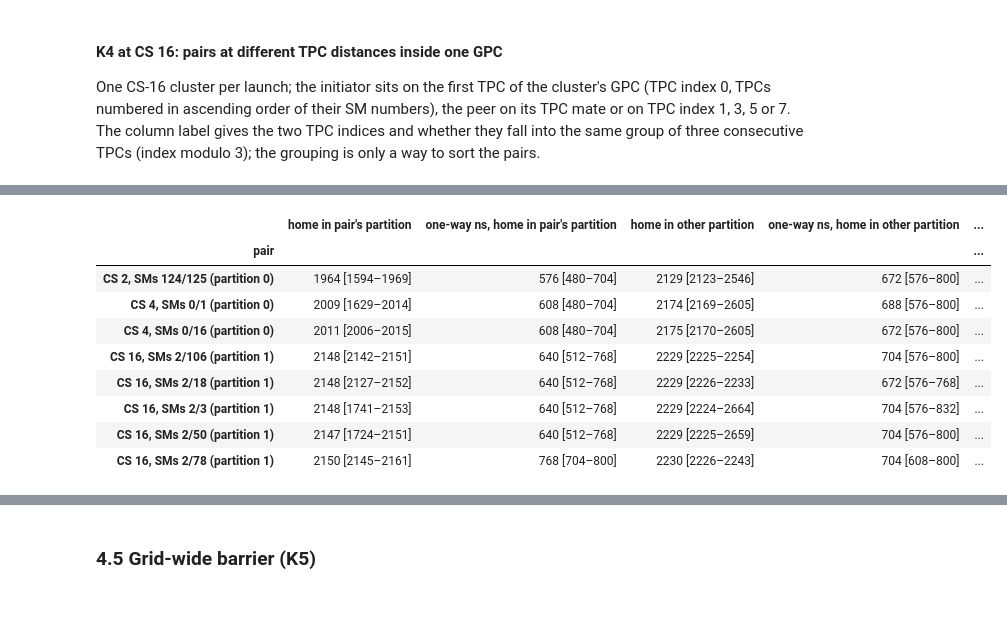
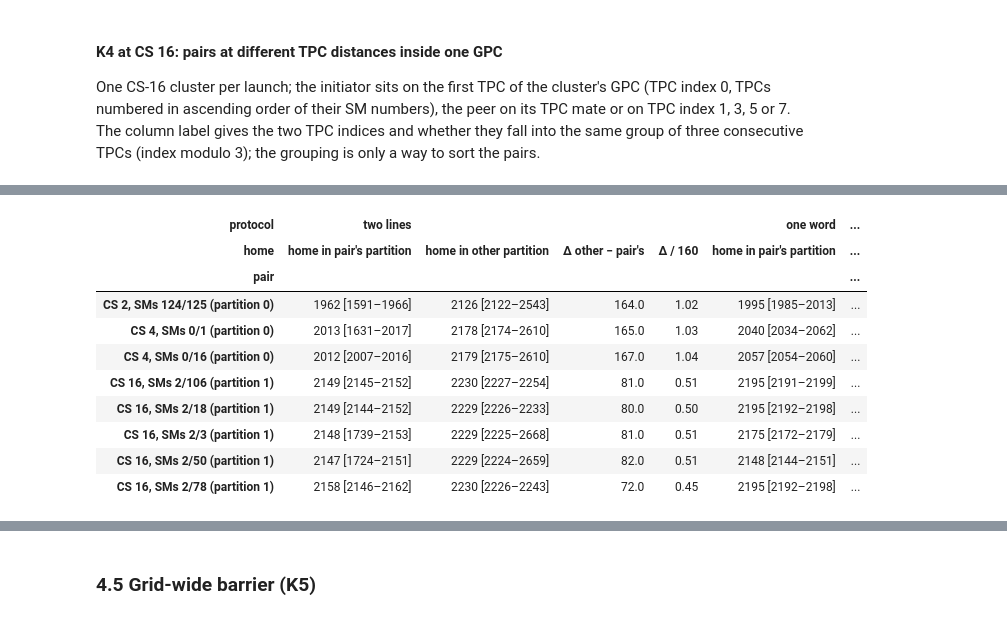
Before and after one commit to lomolisso/h100-microbench, a Jupyter notebook: experiments/07__synchronization_primitives/07__synchronization_primitives.ipynb, the cells around one changed output, grey strips where cells are left out. Drawn from its saved outputs; the diff is of its cells as text; code cells hidden in the pictures.

```diff
--- a/experiments/07__synchronization_primitives/07__synchronization_primitives.ipynb
+++ b/experiments/07__synchronization_primitives/07__synchronization_primitives.ipynb
@@ -732,44 +737,65 @@ The home partition of each global-flag line is measured in the same run, right b
 # %%
-# Global-flag round trips binned by where the flag line's measured home lies relative to the pair (labelled runs only)
+# Global-flag round trips binned by where the flag line's measured home lies relative to the pair (labelled runs only).
+# Two protocols: gmem_flag = two lines of one page (one per direction), gmem_flag1 = one word written by both ranks.
 FAR_EXTRA = 160  # cycles: a far first read costs ≈ 160 more than a near one on this device
 INVALID_HOME_RUNS = {"2026-10-25T04:54:49.222+00:00", "2026-10-25T04:54:51.276+00:00"}  # probe wrote partial lines
+REPEAT_RUNS = ["2026-10-25T04:55:41.581+00:00", "2026-10-25T04:55:43.768+00:00"]  # earlier valid labels, two lines only
+PROTO = {"gmem_flag_release_acquire": "two lines", "gmem_flag1_release_acquire": "one word"}
+
+
+def gflag_rows(q):
+    q = q[q.primitive.astype(str).isin(PROTO) & q.variant.astype(str).str.contains("_home")].copy()
+    q["home"] = k4_method(q, SMAP.partition).str.extract(r"\((.*)\)")[0]
+    q["protocol"] = q.primitive.astype(str).map(PROTO)
+    q["pair"] = ("CS " + q.cs.astype(str) + ", SMs " + q.smid_src.astype(str) + "/" + q.smid_dst.astype(str)
+                 + " (partition " + q.smid_src.map(SMAP.partition).astype(int).astype(str) + ")")
+    return q
+
+
 parts, used = [], []
 for k in ["k4", "k4cs16"]:
     try:
         q, r = load_prop(k, QUICK)
     except SystemExit:
         continue
-    q = q[(q.primitive == "gmem_flag_release_acquire") & q.variant.astype(str).str.contains("_home")]
-    if q.empty:
-        continue
     if r in INVALID_HOME_RUNS:
         continue
-    used.append(r)
-    q = q.assign(method=k4_method(q, SMAP.partition),
-                 pair=("CS " + q.cs.astype(str) + ", SMs " + q.smid_src.astype(str) + "/" + q.smid_dst.astype(str)
-                       + " (partition " + q.smid_src.map(SMAP.partition).astype(int).astype(str) + ")"))
-    parts.append(q)
+    q = gflag_rows(q)
+    if not q.empty:
+        parts.append(q)
+        used.append(r)
 if not parts:
     display(Markdown("*Pending: no run with in-run home labels of the global flag yet.*"))
 else:
     gf = pd.concat(parts, ignore_index=True)
-    gf["home"] = gf.method.str.extract(r"\((.*)\)")[0]
-    tg = table(gf, ["pair", "home"], "round_trip_cycles")
-    tw = table(gf, ["pair", "home"], "one_way_ns")
-    pv = tg.pivot_table(index="pair", columns="home", values="median [p5–p95]", aggfunc="first")
-    med = tg.pivot_table(index="pair", columns="home", values="median", aggfunc="first")
-    pvw = tw.pivot_table(index="pair", columns="home", values="median [p5–p95]", aggfunc="first")
-    pvw.columns = [f"one-way ns, {c}" for c in pvw.columns]
-    out = pv.join(pvw)
-    if {"home in pair's partition", "home in other partition"} <= set(med.columns):
-        d = med["home in other partition"] - med["home in pair's partition"]
-        out["Δ round trip (cycles)"] = d.round(0)
-        out[f"Δ / {FAR_EXTRA}"] = (d / FAR_EXTRA).round(2)
-    display(Markdown(f"**Global flag (`st.release.gpu` / `ld.acquire.gpu`), round trip (cycles, median [p5–p95]) by the "
-                     f"measured home of the flag line; runs {', '.join(used)}.** Δ = other partition − pair's partition; "
-                     f"Δ / {FAR_EXTRA} expresses it in units of the extra cost of one far first read."))
-    cols = [c for h in ["home in pair's partition", "home in other partition"] for c in out.columns if c.endswith(h)]
-    out = out[cols + [c for c in out.columns if c not in cols]]
-    out = out.loc[sorted(out.index, key=lambda x: (int(x.split(",")[0][3:]), x))]
-    display(out)
+    by = ["pair", "protocol", "home"]
+    tg, tw = table(gf, by, "round_trip_cycles"), table(gf, by, "one_way_ns")
+    tg["one-way ns"] = tw["median [p5–p95]"]
+    HOMES = ["home in pair's partition", "home in other partition"]
+    pv = tg.pivot_table(index="pair", columns=["protocol", "home"], values="median [p5–p95]", aggfunc="first")
+    med = tg.pivot_table(index="pair", columns=["protocol", "home"], values="median", aggfunc="first")
+    for pr in ["two lines", "one word"]:
+        if all((pr, h) in med.columns for h in HOMES):
+            pv[(pr, "Δ other − pair's")] = (med[(pr, HOMES[1])] - med[(pr, HOMES[0])]).round(0)
+            pv[(pr, f"Δ / {FAR_EXTRA}")] = (pv[(pr, "Δ other − pair's")] / FAR_EXTRA).round(2)
+    cols = [(pr, c) for pr in ["two lines", "one word"] for c in HOMES + ["Δ other − pair's", f"Δ / {FAR_EXTRA}"]
+            if (pr, c) in pv.columns]
+    pv = pv[cols].loc[sorted(pv.index, key=lambda x: (int(x.split(",")[0][3:]), x))]
+    display(Markdown(f"**Global flag (`st.release.gpu` / `ld.acquire.gpu`), round trip in cycles (median [p5–p95]) by "
+                     f"protocol and by the measured home of the flag line; runs {', '.join(used)}.** Δ / {FAR_EXTRA} "
+                     "expresses the difference in units of the extra cost of one far first read."))
+    display(pv)
+    if all(("one word", h) in med.columns and ("two lines", h) in med.columns for h in HOMES):
+        dd = pd.concat([med[("one word", h)] - med[("two lines", h)] for h in HOMES], axis=1)
+        display(Markdown("One word minus two lines (cycles, home in pair's / other partition): " + "; ".join(
+            f"{i.split(' (')[0]} {a:+.0f} / {b:+.0f}" for i, (a, b) in dd.loc[pv.index].iterrows()) + "."))
+    # Repeat: the earlier valid labelled runs (two-line protocol only)
+    rep_ = [gflag_rows(read_run("07__sync__propagation.csv", r, cats=("run_id", "primitive", "variant"))) for r in REPEAT_RUNS]
+    rep_ = pd.concat(rep_, ignore_index=True)
+    if not rep_.empty:
+        a = table(rep_, by, "round_trip_cycles").set_index(by)["median"]
+        b = tg[tg.protocol == "two lines"].set_index(by)["median"]
+        j = pd.concat([a.rename("repeat"), b.rename("latest")], axis=1).dropna()
+        display(Markdown(f"Repeat (runs {', '.join(REPEAT_RUNS)}, two lines only): the {len(j)} medians differ from the "
+                         f"runs above by at most {(j.repeat - j.latest).abs().max():.0f} cycles."))
 # %% [output]
@@ -777,10 +803,11 @@ else:
-|  | home in pair's partition | one-way ns, home in pair's partition | home in other partition | one-way ns, home in other partition | ... |
-| pair |  |  |  |  | ... |
-| CS 2, SMs 124/125 (partition 0) | 1964 [1594–1969] | 576 [480–704] | 2129 [2123–2546] | 672 [576–800] | ... |
-| CS 4, SMs 0/1 (partition 0) | 2009 [1629–2014] | 608 [480–704] | 2174 [2169–2605] | 688 [576–800] | ... |
-| CS 4, SMs 0/16 (partition 0) | 2011 [2006–2015] | 608 [480–704] | 2175 [2170–2605] | 672 [576–800] | ... |
-| CS 16, SMs 2/106 (partition 1) | 2148 [2142–2151] | 640 [512–768] | 2229 [2225–2254] | 704 [576–800] | ... |
-| CS 16, SMs 2/18 (partition 1) | 2148 [2127–2152] | 640 [512–768] | 2229 [2226–2233] | 672 [576–768] | ... |
-| CS 16, SMs 2/3 (partition 1) | 2148 [1741–2153] | 640 [512–768] | 2229 [2224–2664] | 704 [576–832] | ... |
-| CS 16, SMs 2/50 (partition 1) | 2147 [1724–2151] | 640 [512–768] | 2229 [2225–2659] | 704 [576–800] | ... |
-| CS 16, SMs 2/78 (partition 1) | 2150 [2145–2161] | 768 [704–800] | 2230 [2226–2243] | 704 [608–800] | ... |
+| protocol | two lines |  |  |  | one word | ... |
+| home | home in pair's partition | home in other partition | Δ other − pair's | Δ / 160 | home in pair's partition | ... |
+| pair |  |  |  |  |  | ... |
+| CS 2, SMs 124/125 (partition 0) | 1962 [1591–1966] | 2126 [2122–2543] | 164.0 | 1.02 | 1995 [1985–2013] | ... |
+| CS 4, SMs 0/1 (partition 0) | 2013 [1631–2017] | 2178 [2174–2610] | 165.0 | 1.03 | 2040 [2034–2062] | ... |
+| CS 4, SMs 0/16 (partition 0) | 2012 [2007–2016] | 2179 [2175–2610] | 167.0 | 1.04 | 2057 [2054–2060] | ... |
+| CS 16, SMs 2/106 (partition 1) | 2149 [2145–2152] | 2230 [2227–2254] | 81.0 | 0.51 | 2195 [2191–2199] | ... |
+| CS 16, SMs 2/18 (partition 1) | 2149 [2144–2152] | 2229 [2226–2233] | 80.0 | 0.50 | 2195 [2192–2198] | ... |
+| CS 16, SMs 2/3 (partition 1) | 2148 [1739–2153] | 2229 [2225–2668] | 81.0 | 0.51 | 2175 [2172–2179] | ... |
+| CS 16, SMs 2/50 (partition 1) | 2147 [1724–2151] | 2229 [2224–2659] | 82.0 | 0.51 | 2148 [2144–2151] | ... |
+| CS 16, SMs 2/78 (partition 1) | 2158 [2146–2162] | 2230 [2226–2243] | 72.0 | 0.45 | 2195 [2192–2198] | ... |
```
Also changed, not shown: parts of 8 cells of this notebook, 5 other files.
